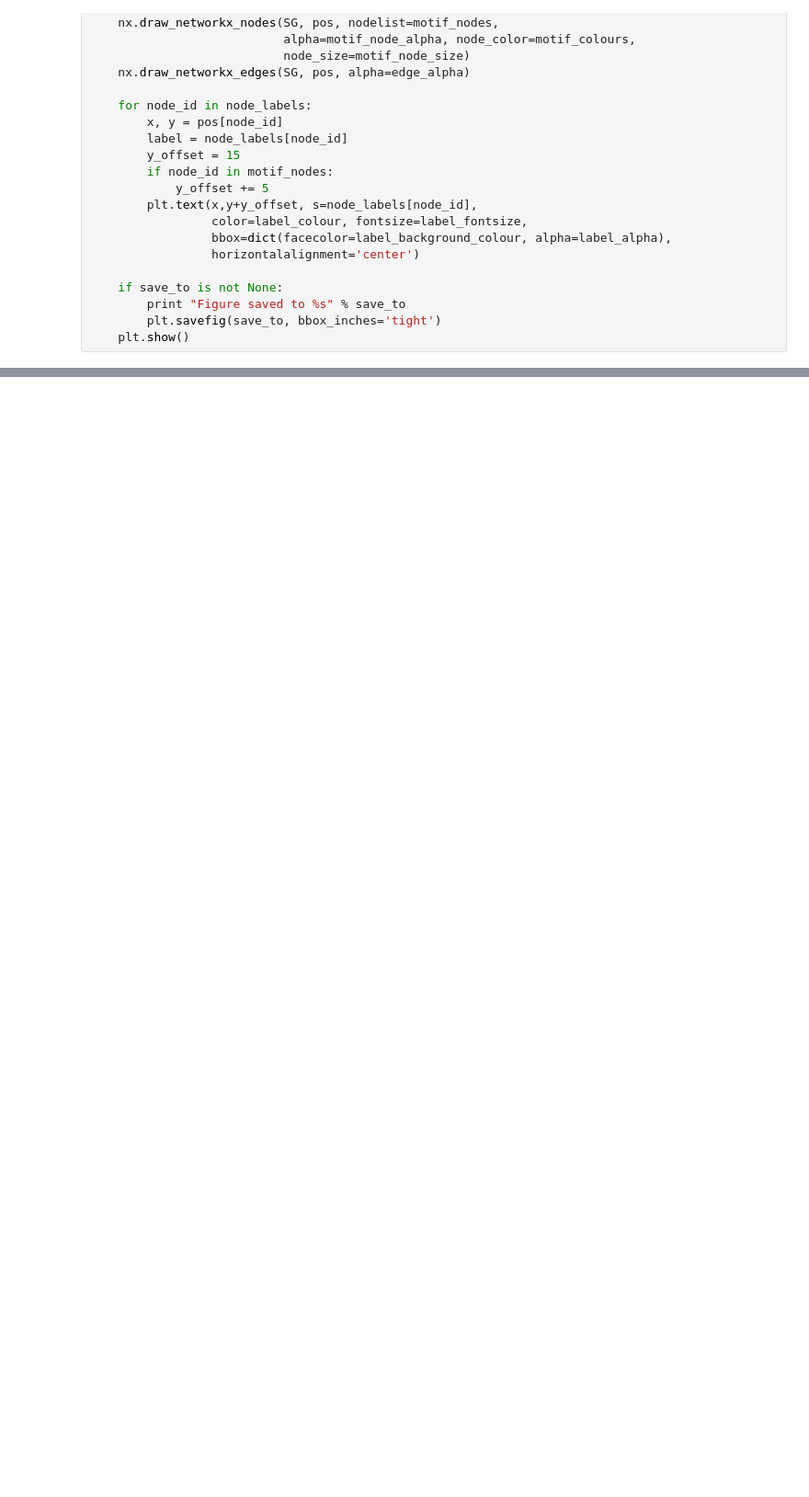
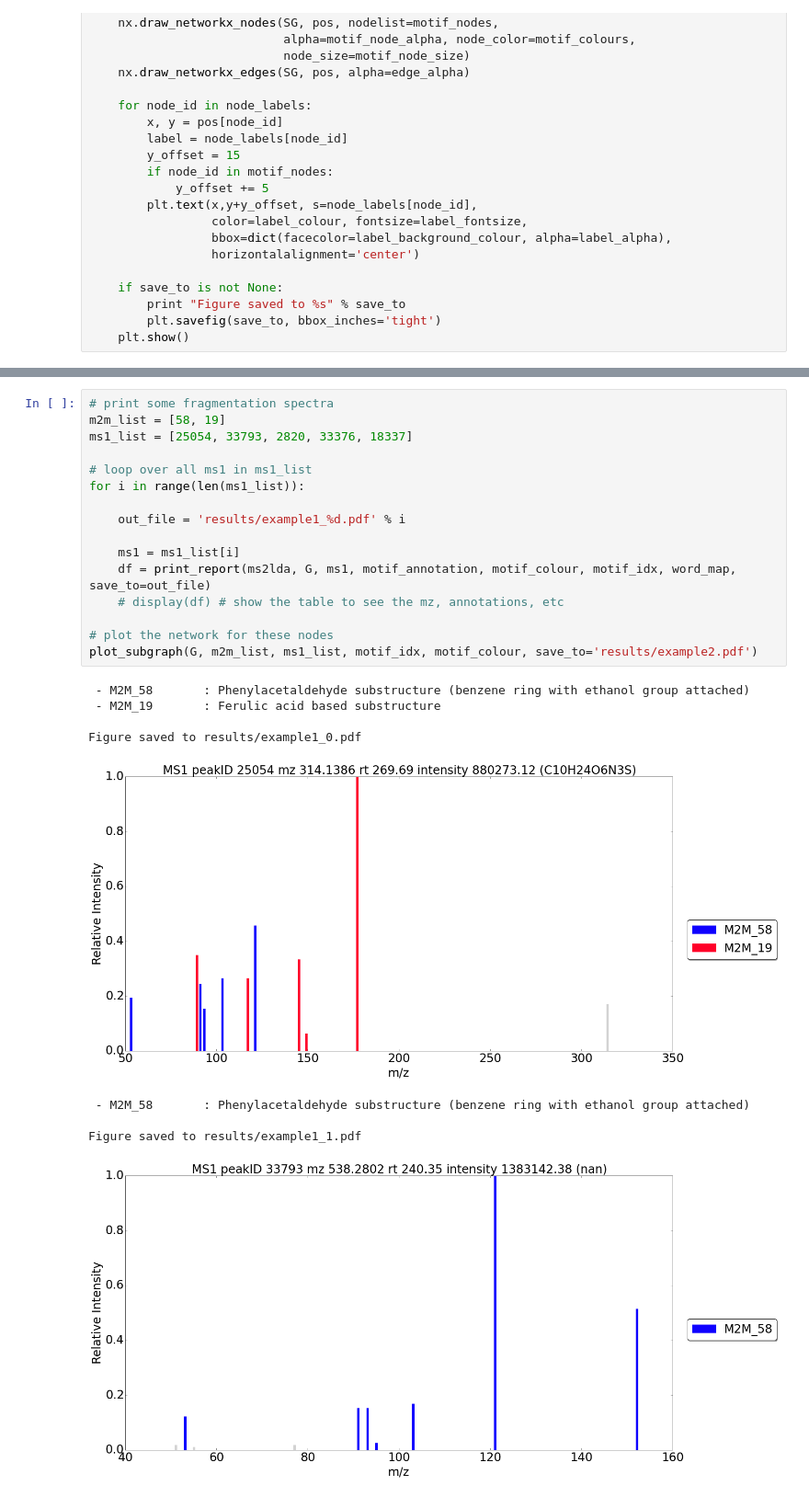
Before and after one commit to sdrogers/MS2LDA, a Jupyter notebook: notebooks/network_demo.ipynb, the cells around one changed output, grey strips where cells are left out. Shown: that part at 92% size. Drawn from its saved outputs; the diff is of its cells as text; blank space fills up the shorter version.

```diff
--- a/notebooks/network_demo.ipynb
+++ b/notebooks/network_demo.ipynb
@@ -332,0 +225,26 @@ set([5985, 6001])
+# %%
+# print some fragmentation spectra
+m2m_list = [58, 19]
+ms1_list = [25054, 33793, 2820, 33376, 18337]
+
+# loop over all ms1 in ms1_list
+for i in range(len(ms1_list)):
+
+    out_file = 'results/example1_%d.pdf' % i
+
+    ms1 = ms1_list[i]
+    df = print_report(ms2lda, G, ms1, motif_annotation, motif_colour, motif_idx, word_map, save_to=out_file)
+    # display(df) # show the table to see the mz, annotations, etc
+
+# plot the network for these nodes
+plot_subgraph(G, m2m_list, ms1_list, motif_idx, motif_colour, save_to='results/example2.pdf')
+# %% [output]
+ - M2M_58       : Phenylacetaldehyde substructure (benzene ring with ethanol group attached)
+ - M2M_19       : Ferulic acid based substructure
+
+Figure saved to results/example1_0.pdf
+[figure, added]
+ - M2M_58       : Phenylacetaldehyde substructure (benzene ring with ethanol group attached)
+
+Figure saved to results/example1_1.pdf
+[figure, added]
```
Also changed, not shown: parts of 23 cells of this notebook, 9 other files.
